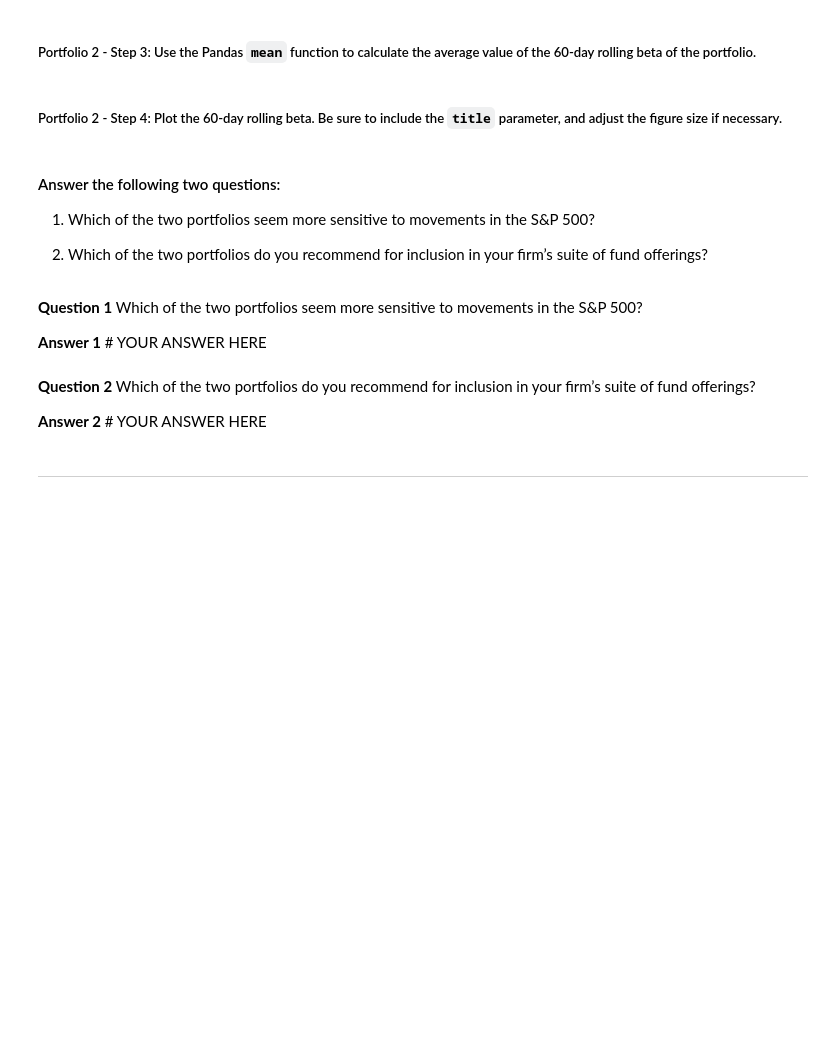
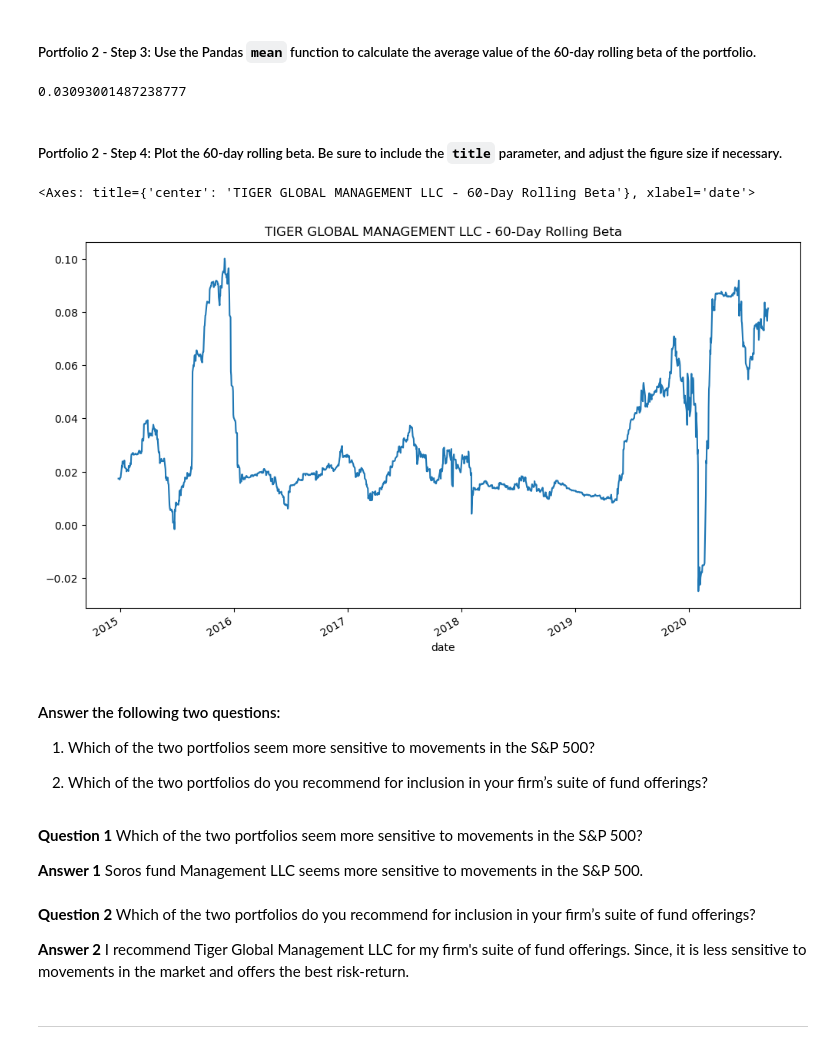
Before and after one commit to AnaFilipaMartelo/Challenge4, a Jupyter notebook: risk_return_analysis.ipynb, the cells around one changed output. Cells and saved outputs as stored; diff of their text form; code cells hidden in the pictures; blank space fills up the shorter version.

```diff
--- a/risk_return_analysis.ipynb
+++ b/risk_return_analysis.ipynb
@@ -392,4 +450,6 @@ Your analysis is nearing completion. Now, you need to evaluate how the portfolio
 # %%
 # Calculate the covariance using a 60-day rolling window
 # Review the last five rows of the covariance data
-# YOUR CODE HERE
+whale_navs_portfolio2_covariance = whale_navs_returns_df['TIGER GLOBAL MANAGEMENT LLC'].rolling(window=60).cov(whale_navs_returns_df["S&P 500"])
+
+whale_navs_portfolio2_covariance.tail()
@@ -398,4 +466,6 @@ Your analysis is nearing completion. Now, you need to evaluate how the portfolio
 # %%
 # Calculate the beta based on the 60-day rolling covariance compared to the market (S&P 500)
 # Review the last five rows of the beta information
-# YOUR CODE HERE
+whale_navs_portfolio2_beta = whale_navs_portfolio2_covariance / market_variance
+
+whale_navs_portfolio2_beta.tail(5)
@@ -403,13 +481,18 @@ Your analysis is nearing completion. Now, you need to evaluate how the portfolio
 ##### Portfolio 2 - Step 3: Use the Pandas `mean` function to calculate the average value of the 60-day rolling beta of the portfolio.
 # %%
 # Calculate the average of the 60-day rolling beta
-# YOUR CODE HERE
+whale_navs_portfolio2_beta.mean()
+# %% [output]
+0.03093001487238777
 # %% [markdown]
 ##### Portfolio 2 - Step 4: Plot the 60-day rolling beta. Be sure to include the `title` parameter, and adjust the figure size if necessary.
 # %%
 # Plot the rolling beta
 # Include a title parameter and adjust the figure size
-# YOUR CODE HERE
+whale_navs_portfolio2_beta.plot(figsize=(12,7), title="TIGER GLOBAL MANAGEMENT LLC - 60-Day Rolling Beta")
+# %% [output]
+<Axes: title={'center': 'TIGER GLOBAL MANAGEMENT LLC - 60-Day Rolling Beta'}, xlabel='date'>
+[figure, added]
 # %% [markdown]
 #### Answer the following two questions:
 
@@ -419,10 +502,10 @@ Your analysis is nearing completion. Now, you need to evaluate how the portfolio
 # %% [markdown]
 **Question 1** Which of the two portfolios seem more sensitive to movements in the S&P 500?
 
-**Answer 1** # YOUR ANSWER HERE
+**Answer 1** Soros fund Management LLC seems more sensitive to movements in the S&P 500.
 # %% [markdown]
 **Question 2** Which of the two portfolios do you recommend for inclusion in your firm’s suite of fund offerings?
 
-**Answer 2** # YOUR ANSWER HERE
+**Answer 2** I recommend Tiger Global Management LLC for my firm's suite of fund offerings. Since, it is less sensitive to movements in the market and offers the best risk-return.
 # %% [markdown]
 ---
```
Also changed, not shown: parts of 13 cells of this notebook.
